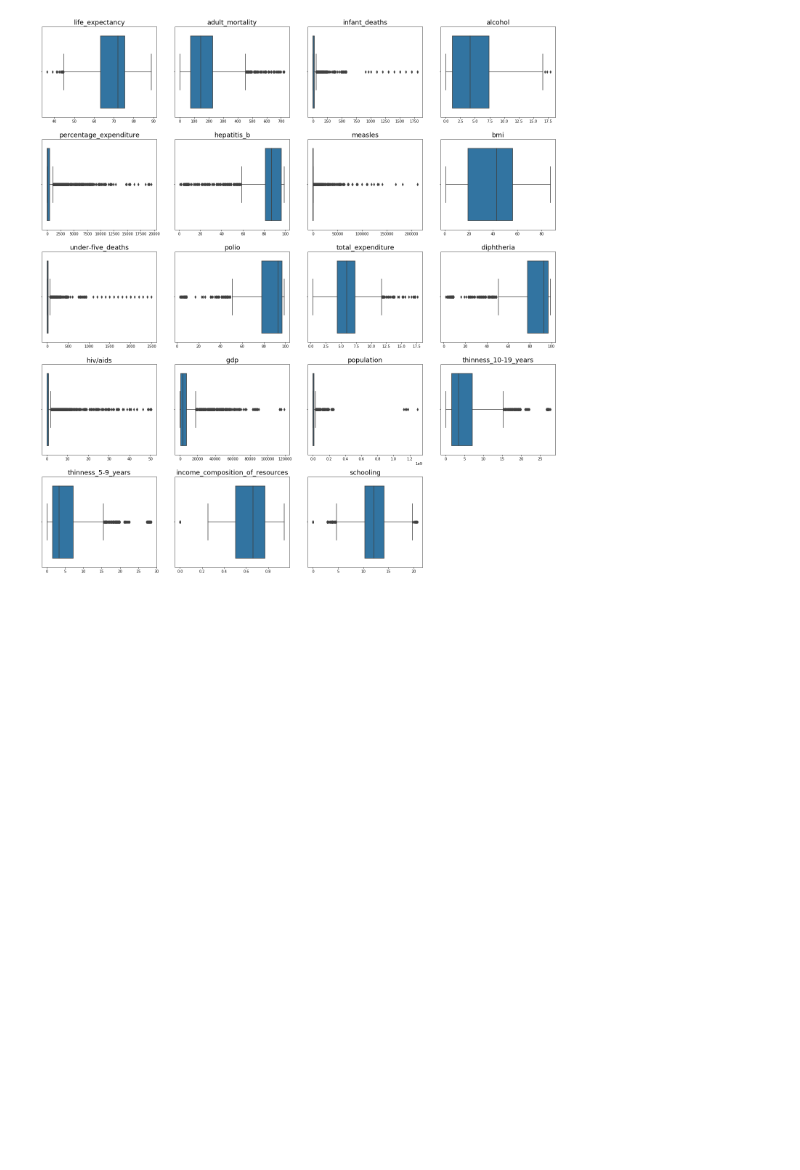
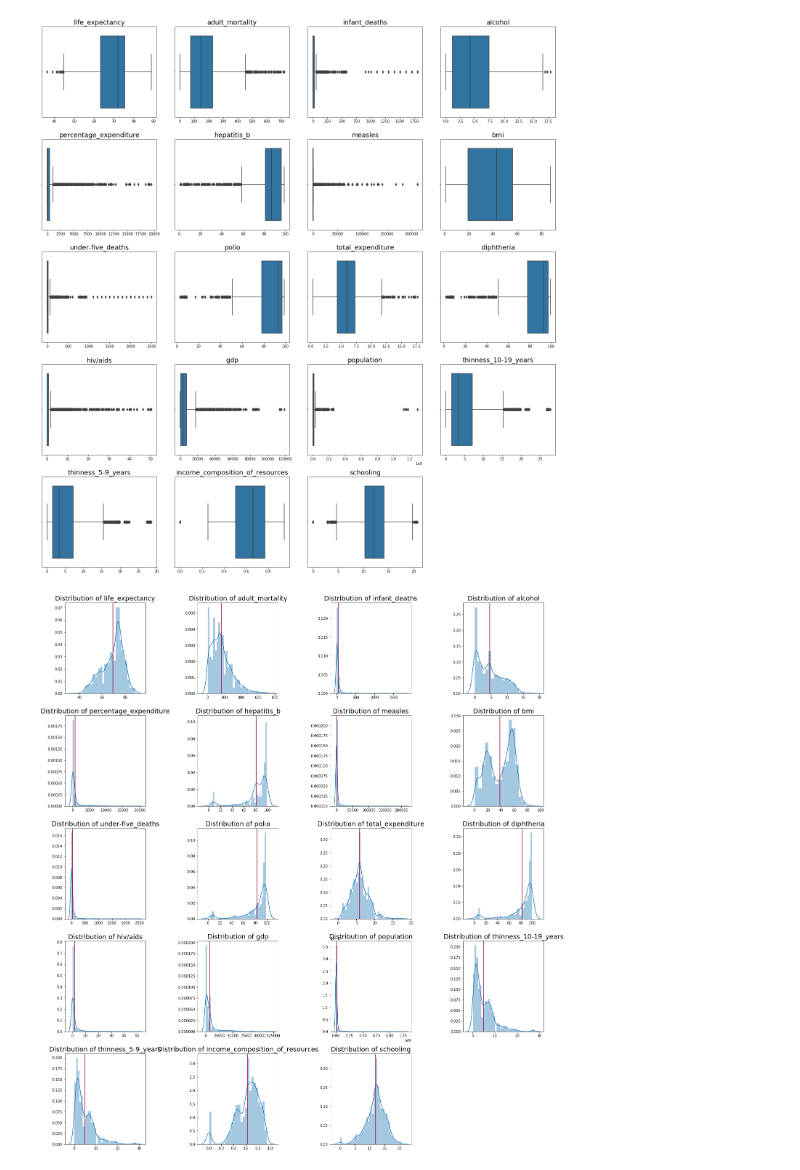
Before and after one commit to mihirm05/Gaussian-Process, a Jupyter notebook: src/DataPreprocessing.ipynb, the cells around one changed output. Drawn from its saved outputs; the diff is of its cells as text; code cells hidden in the pictures; blank space fills up the shorter version.

Commit message:
histogram to identify outliers and visualize data

```diff
--- a/src/DataPreprocessing.ipynb
+++ b/src/DataPreprocessing.ipynb
@@ -73,3 +73,17 @@ plt.tight_layout()
 plt.show()
 # %% [output]
 [figure]
+# %%
+plt.figure(figsize=(20,60))
+
+for i, col in enumerate(num_cols):
+    plt.subplot(len(na_cols), 4, i+1)
+    sns.distplot(df[col])
+    plt.title(f'Distribution of {col}', fontsize=18)
+    plt.xlabel('')
+    plt.axvline(df.loc[:,col].mean(), color=('xkcd:cranberry')) #red line is the mean
+
+plt.tight_layout()
+plt.show()
+# %% [output]
+[figure, added]
```
